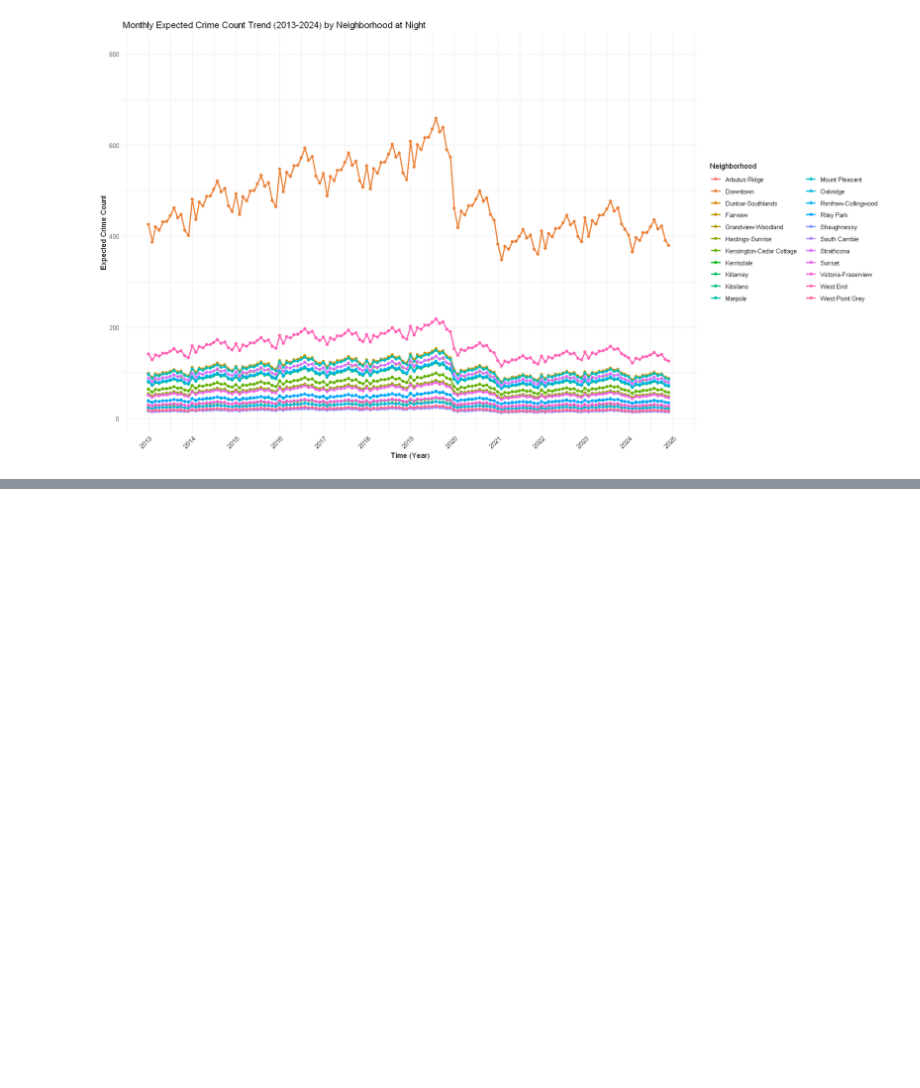
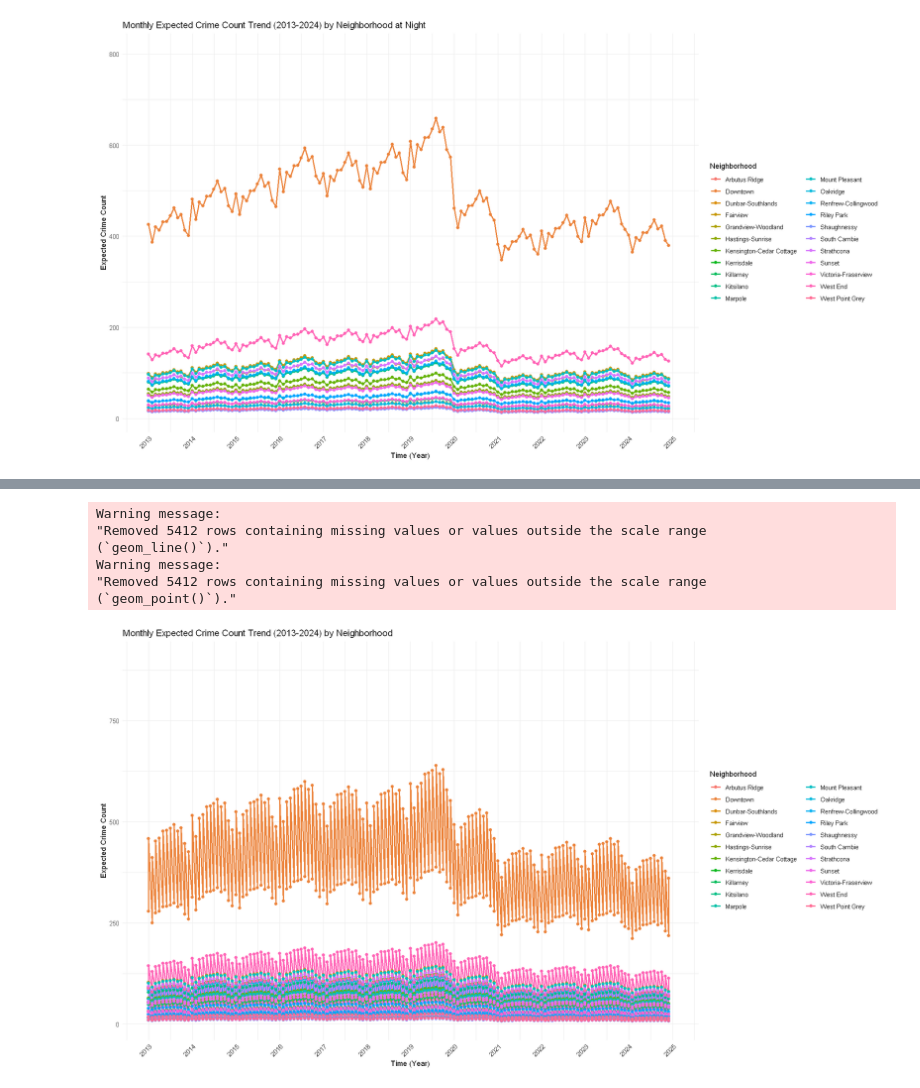
Before and after one commit to Irene-Berezin/econ_398_project, a Jupyter notebook: crime_fact.ipynb, the cells around one changed output, grey strips where cells are left out. Cells and saved outputs as stored; diff of their text form; code cells hidden in the pictures; blank space fills up the shorter version.

Commit message:
added negative binomial regression and visualization of its crime trend

```diff
--- a/crime_fact.ipynb
+++ b/crime_fact.ipynb
@@ -595,0 +626,4 @@ Warning message:
+# %%
+model_nb <- glm.nb(crime_count ~ geo_local_area + year + month + time_category, data = crime_monthly)
+
+summary(model_nb)
@@ -595,0 +648,4 @@ Warning message:
+# %%
+crime_monthly$predicted_theta <- predict(model_nb, type = "response")
+
+glimpse(crime_monthly)
@@ -595,0 +678,19 @@ Warning message:
+# %%
+ggplot(crime_monthly, aes(x = date, y = predicted_theta, color = geo_local_area, group = geo_local_area)) +
+  geom_line(size = 1) +
+  geom_point(size = 2) +
+  # geom_smooth(method = "lm") +
+  scale_x_date(date_breaks = "1 year", date_labels = "%Y", limits = as.Date(c("2013-01-01", "2024-12-31"))) +
+  labs(x = "Time (Year)", y = "Expected Crime Count",
+       title = "Monthly Expected Crime Count Trend (2013-2024) by Neighborhood",
+       color = "Neighborhood") +
+  theme_minimal() +
+  theme(axis.text.x = element_text(angle = 45, vjust = 1, hjust = 1))
+# %% [output]
+Warning message:
+"Removed 5412 rows containing missing values or values outside the scale range
+(`geom_line()`)."
+Warning message:
+"Removed 5412 rows containing missing values or values outside the scale range
+(`geom_point()`)."
+[figure, added]
```
Also changed, not shown: parts of 11 cells of this notebook.
